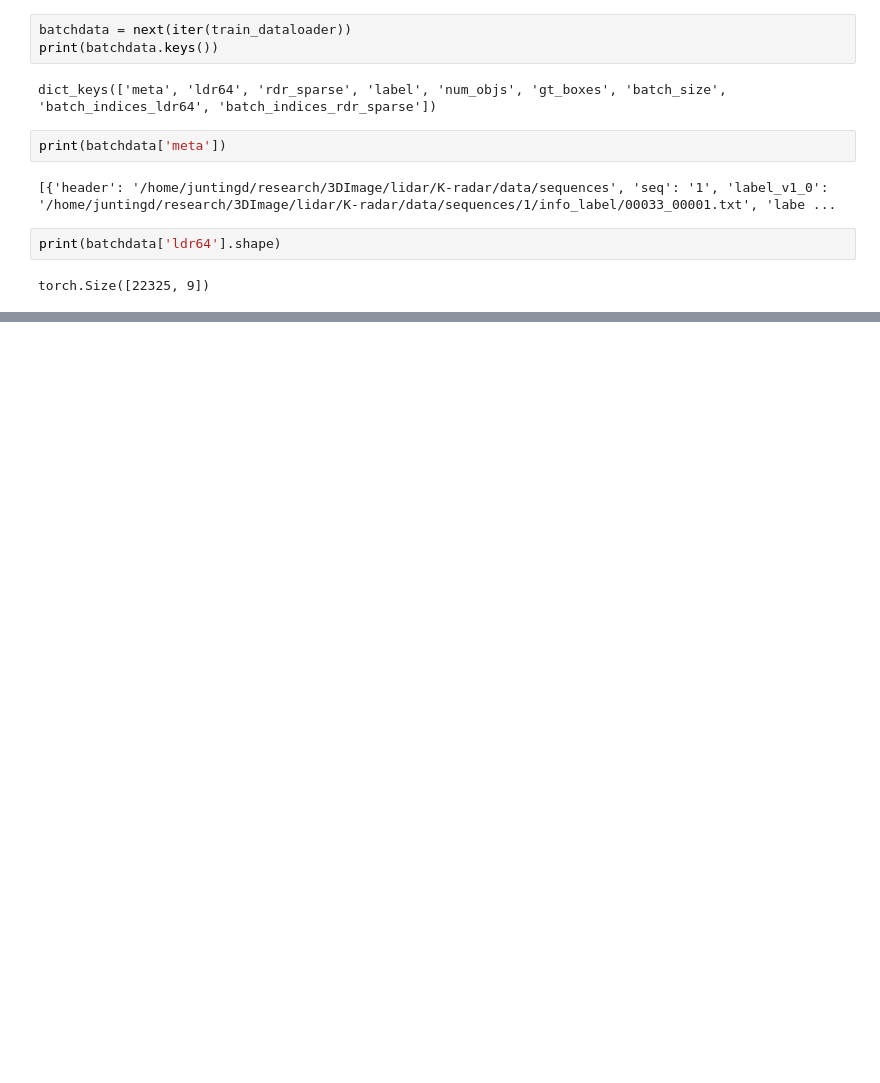
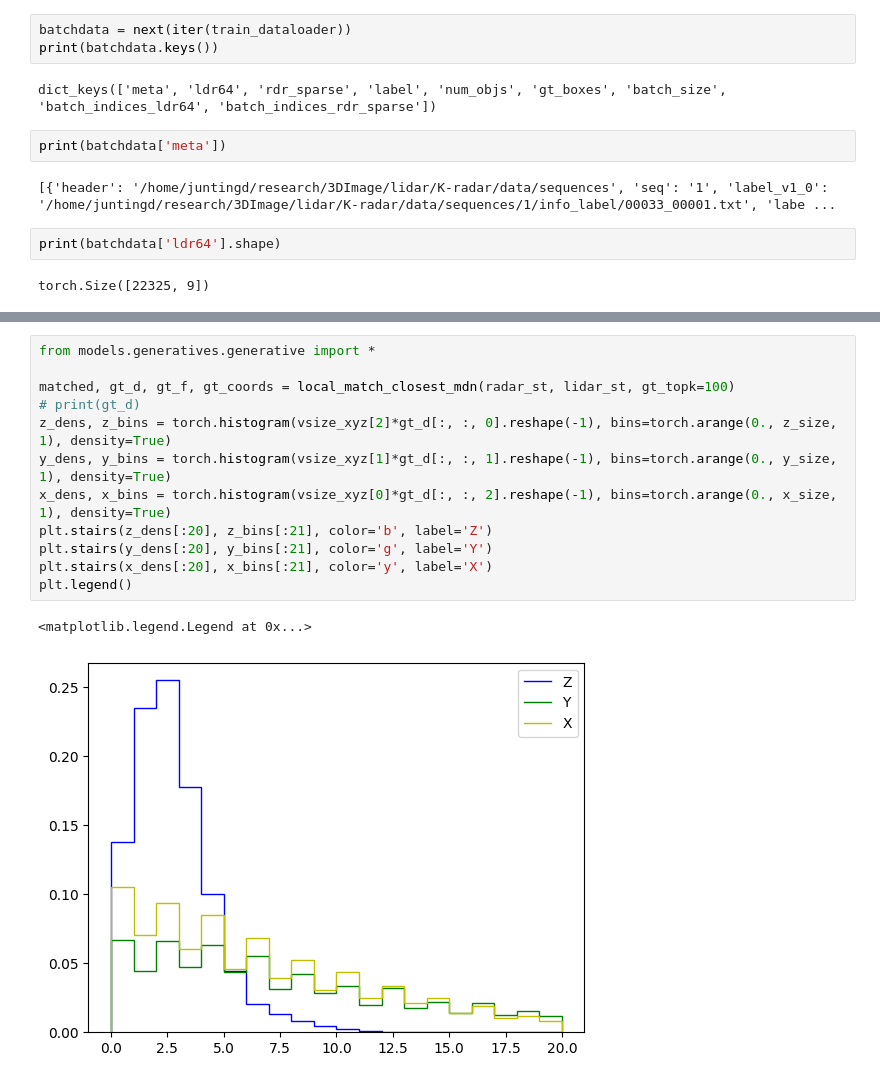
Before and after one commit to juntingdeng/K-Radar, a Jupyter notebook: geo_test.ipynb, the cells around one changed output, grey strips where cells are left out. Cells and saved outputs as stored; diff of their text form; blank space fills up the shorter version.

```diff
--- a/geo_test.ipynb
+++ b/geo_test.ipynb
@@ -313,0 +332,15 @@ ax3.set_aspect('equal')
+# %%
+from models.generatives.generative import *
+
+matched, gt_d, gt_f, gt_coords = local_match_closest_mdn(radar_st, lidar_st, gt_topk=100)
+# print(gt_d)
+z_dens, z_bins = torch.histogram(vsize_xyz[2]*gt_d[:, :, 0].reshape(-1), bins=torch.arange(0., z_size, 1), density=True)
+y_dens, y_bins = torch.histogram(vsize_xyz[1]*gt_d[:, :, 1].reshape(-1), bins=torch.arange(0., y_size, 1), density=True)
+x_dens, x_bins = torch.histogram(vsize_xyz[0]*gt_d[:, :, 2].reshape(-1), bins=torch.arange(0., x_size, 1), density=True)
+plt.stairs(z_dens[:20], z_bins[:21], color='b', label='Z')
+plt.stairs(y_dens[:20], y_bins[:21], color='g', label='Y')
+plt.stairs(x_dens[:20], x_bins[:21], color='y', label='X')
+plt.legend()
+# %% [output]
+<matplotlib.legend.Legend at 0x...>
+[figure, added]
```
Also changed, not shown: parts of 14 cells of this notebook, 9 other files.
